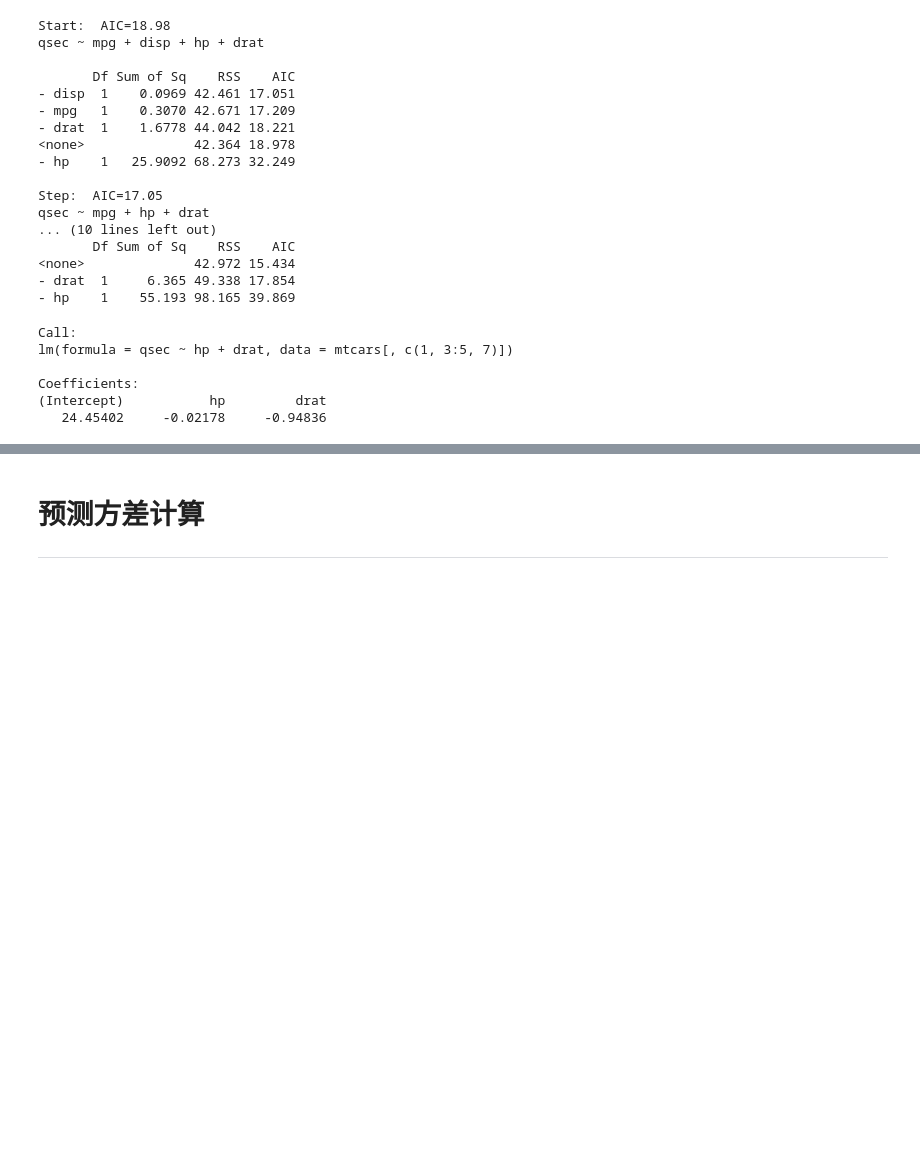
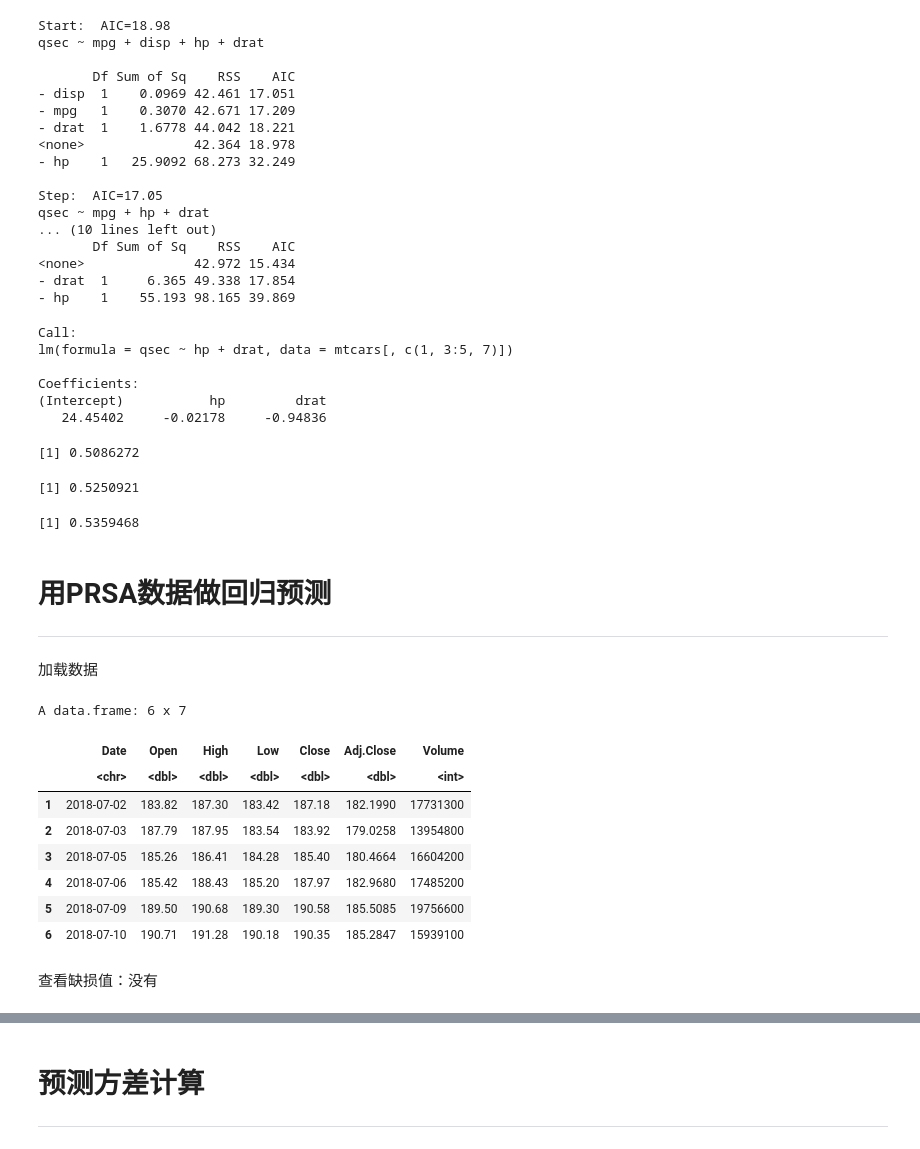
Before and after one commit to nab-iak/R_memo, a Jupyter notebook: jupyter_notebook/linear_regression_relation.ipynb, the cells around one changed output, grey strips where cells are left out. Drawn from its saved outputs; the diff is of its cells as text; code cells hidden in the pictures; blank space fills up the shorter version.

```diff
--- a/jupyter_notebook/linear_regression_relation.ipynb
+++ b/jupyter_notebook/linear_regression_relation.ipynb
@@ -661,3 +656,32 @@ lm(formula = qsec ~ hp + drat, data = mtcars[, c(1, 3:5, 7)])
 Coefficients:
 (Intercept)           hp         drat
    24.45402     -0.02178     -0.94836
+# %%
+{lm(qsec~mpg + disp + hp + drat,mtcars[,c(1,3:5,7)]) |> summary()}$adj.r.squared
+{lm(qsec~mpg + hp + drat,mtcars[,c(1,3:5,7)]) |> summary()}$adj.r.squared
+{lm(qsec~hp + drat,mtcars[,c(1,3:5,7)]) |> summary()}$adj.r.squared
+# %% [output]
+[1] 0.5086272
+[1] 0.5250921
+[1] 0.5359468
+# %% [markdown]
+# 用PRSA数据做回归预测
+---
+# %% [markdown]
+加载数据
+# %%
+PRSA_path <- getwd() |> dirname() |> paste("/data/Beijing Multi-Site Air-Quality Data/data.csv",sep="") |> file.path()
+PRSA_dt <- read.csv(PRSA_path)
+head(PRSA_dt)
+# %% [output]
+A data.frame: 6 x 7
+|  | Date | Open | High | Low | Close | Adj.Close | Volume |
+|  | <chr> | <dbl> | <dbl> | <dbl> | <dbl> | <dbl> | <int> |
+| 1 | 2018-07-02 | 183.82 | 187.30 | 183.42 | 187.18 | 182.1990 | 17731300 |
+| 2 | 2018-07-03 | 187.79 | 187.95 | 183.54 | 183.92 | 179.0258 | 13954800 |
+| 3 | 2018-07-05 | 185.26 | 186.41 | 184.28 | 185.40 | 180.4664 | 16604200 |
+| 4 | 2018-07-06 | 185.42 | 188.43 | 185.20 | 187.97 | 182.9680 | 17485200 |
+| 5 | 2018-07-09 | 189.50 | 190.68 | 189.30 | 190.58 | 185.5085 | 19756600 |
+| 6 | 2018-07-10 | 190.71 | 191.28 | 190.18 | 190.35 | 185.2847 | 15939100 |
+# %% [markdown]
+查看缺损值：没有
```
Also changed, not shown: parts of 19 cells of this notebook, 5 other files.
